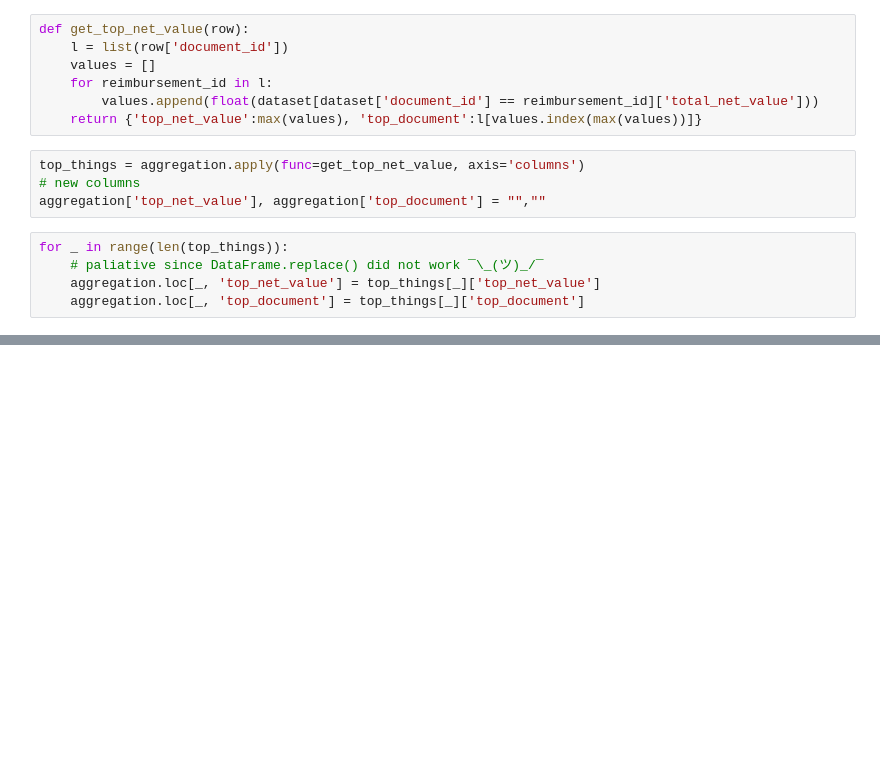
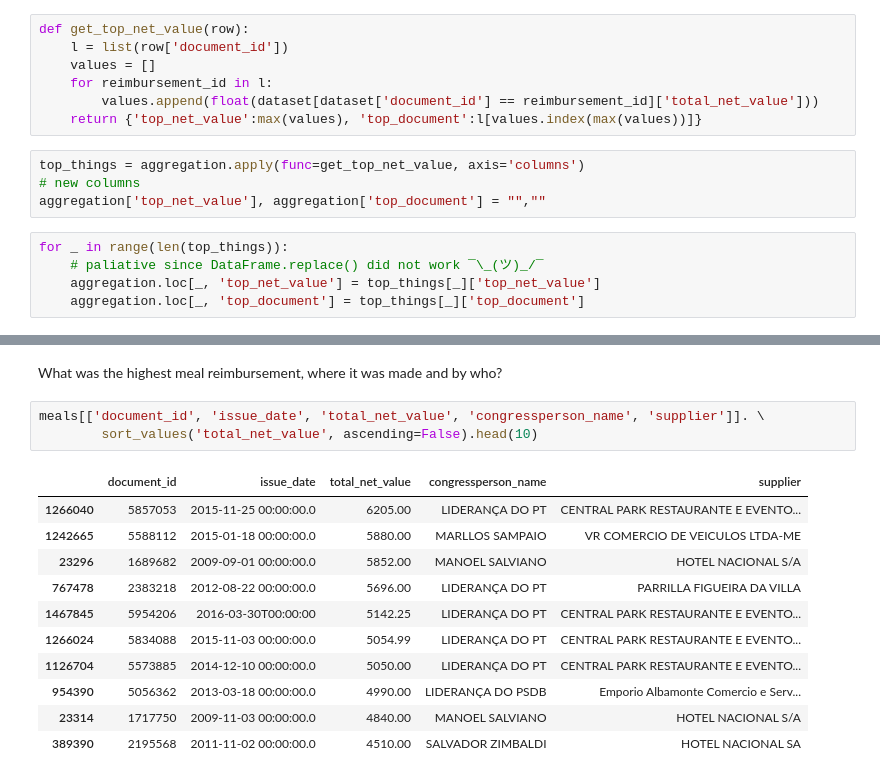
Before and after one commit to okfn-brasil/serenata-de-amor, a Jupyter notebook: develop/2017-04-06-jtemporal-cuducos-ph-exploratory-analysis.ipynb, the cells around one changed output, grey strips where cells are left out. Drawn from its saved outputs; the diff is of its cells as text; blank space fills up the shorter version.

```diff
--- a/develop/2017-04-06-jtemporal-cuducos-ph-exploratory-analysis.ipynb
+++ b/develop/2017-04-06-jtemporal-cuducos-ph-exploratory-analysis.ipynb
@@ -109,0 +144,17 @@ aggregation.head(10)
+# %% [markdown]
+What was the highest meal reimbursement, where it was made and by who?
+# %%
+meals[['document_id', 'issue_date', 'total_net_value', 'congressperson_name', 'supplier']]. \
+        sort_values('total_net_value', ascending=False).head(10)
+# %% [output]
+|  | document_id | issue_date | total_net_value | congressperson_name | supplier |
+| 1266040 | 5857053 | 2015-11-25 00:00:00.0 | 6205.00 | LIDERANÇA DO PT | CENTRAL PARK RESTAURANTE E EVENTO... |
+| 1242665 | 5588112 | 2015-01-18 00:00:00.0 | 5880.00 | MARLLOS SAMPAIO | VR COMERCIO DE VEICULOS LTDA-ME |
+| 23296 | 1689682 | 2009-09-01 00:00:00.0 | 5852.00 | MANOEL SALVIANO | HOTEL NACIONAL S/A |
+| 767478 | 2383218 | 2012-08-22 00:00:00.0 | 5696.00 | LIDERANÇA DO PT | PARRILLA FIGUEIRA DA VILLA |
+| 1467845 | 5954206 | 2016-03-30T00:00:00 | 5142.25 | LIDERANÇA DO PT | CENTRAL PARK RESTAURANTE E EVENTO... |
+| 1266024 | 5834088 | 2015-11-03 00:00:00.0 | 5054.99 | LIDERANÇA DO PT | CENTRAL PARK RESTAURANTE E EVENTO... |
+| 1126704 | 5573885 | 2014-12-10 00:00:00.0 | 5050.00 | LIDERANÇA DO PT | CENTRAL PARK RESTAURANTE E EVENTO... |
+| 954390 | 5056362 | 2013-03-18 00:00:00.0 | 4990.00 | LIDERANÇA DO PSDB | Emporio Albamonte Comercio e Serv... |
+| 23314 | 1717750 | 2009-11-03 00:00:00.0 | 4840.00 | MANOEL SALVIANO | HOTEL NACIONAL S/A |
+| 389390 | 2195568 | 2011-11-02 00:00:00.0 | 4510.00 | SALVADOR ZIMBALDI | HOTEL NACIONAL SA |
```
Also changed, not shown: parts of 6 cells of this notebook, 2 other files.
